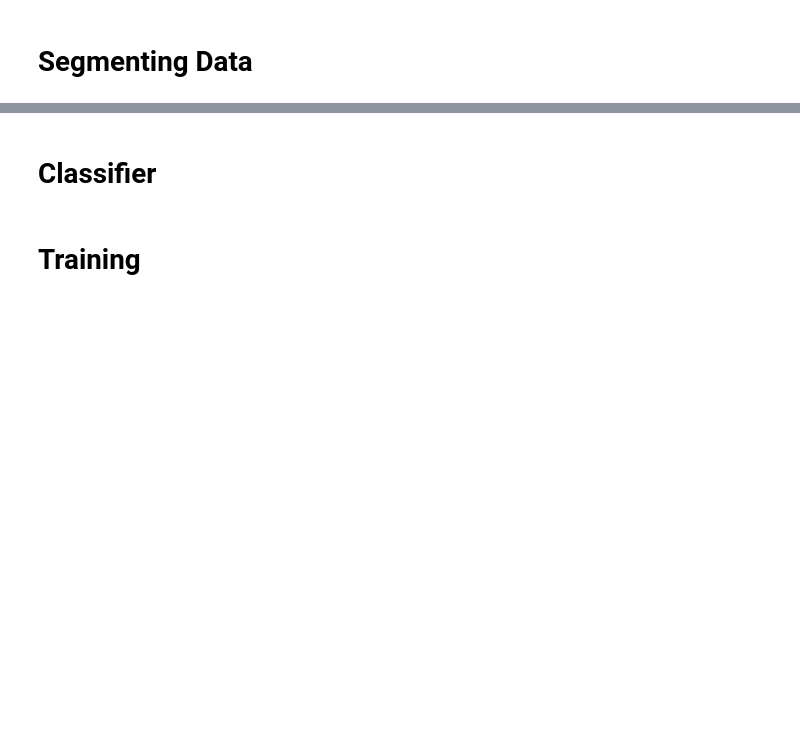
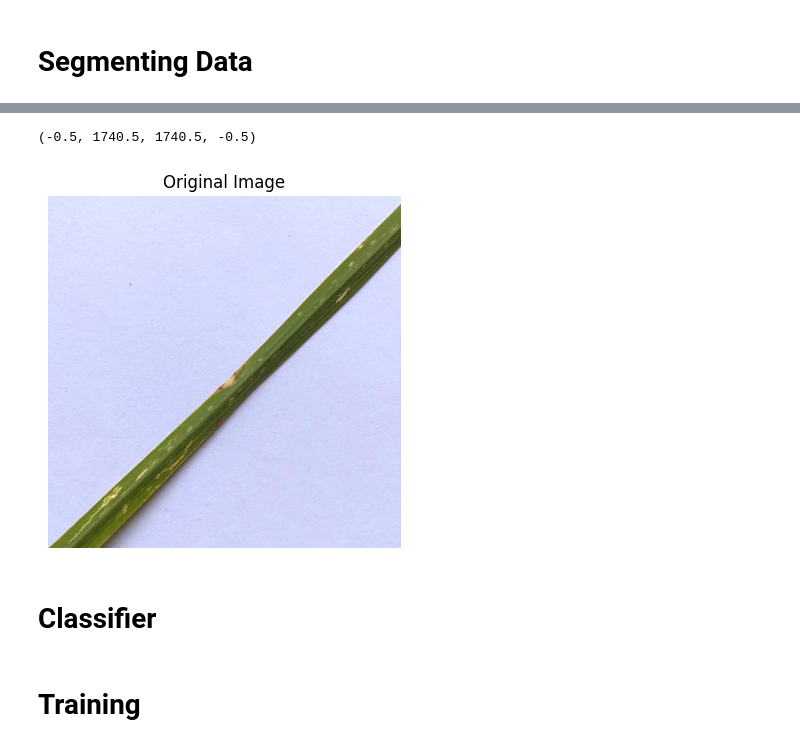
Before and after one commit to maevlava/paddy-leaf, a Jupyter notebook: K segmentation.ipynb, the cells around one changed output, grey strips where cells are left out. Saved outputs shown, nothing was run; the diff lists cells and outputs as text; code cells hidden in the pictures; blank space fills up the shorter version.

```diff
--- a/K segmentation.ipynb
+++ b/K segmentation.ipynb
@@ -421,5 +519,5 @@ def prepare_data(dataset, num_workers=2):
 # %%
-X_train, y_train = prepare_data(train_ds)
-X_test, y_test = prepare_data(test_ds)
+X_train, y_train, train_paths = prepare_data(train_ds)
+X_test, y_test, test_paths = prepare_data(test_ds)
 # %% [markdown]
 # Segmenting Data
@@ -442,2 +524,3 @@ plt.show()
 # %%
-results = parallel_segmentation(X_train, K=8, num_workers=2)
+train_segmented_ds = parallel_segmentation(X_train, K=8, num_workers=2)
+test_segmented_ds = parallel_segmentation(X_test, K=8, num_workers=2)
@@ -461,0 +574,8 @@ plt.show()
+# %%
+train_segmented_images = [result[0] for result in train_segmented_ds]
+train_labels_list = [result[1] for result in train_segmented_ds]
+test_segmented_images = [result[0] for result in test_segmented_ds]
+test_labels_list = [result[1] for result in test_segmented_ds]
+# %%
+train_diseased_portion_images = find_best_clusters(X_train, y_train, train_segmented_images, train_labels_list, train_paths, 8, 2)
+test_diseased_portion_images = find_best_clusters(X_test, y_test, test_segmented_images, test_labels_list, test_paths, 8, 2)
@@ -461,0 +602,9 @@ plt.show()
+# %%
+plt.figure(figsize=(10, 5))
+plt.subplot(1, 2, 1)
+plt.title("Original Image")
+plt.imshow(cv.cvtColor(cv.imread(train_diseased_portion_images[1]["image_path"]), cv.COLOR_BGR2RGB))
+plt.axis("off")
+# %% [output]
+(-0.5, 1740.5, 1740.5, -0.5)
+[figure, added]
```
Also changed, not shown: parts of 33 cells of this notebook.
